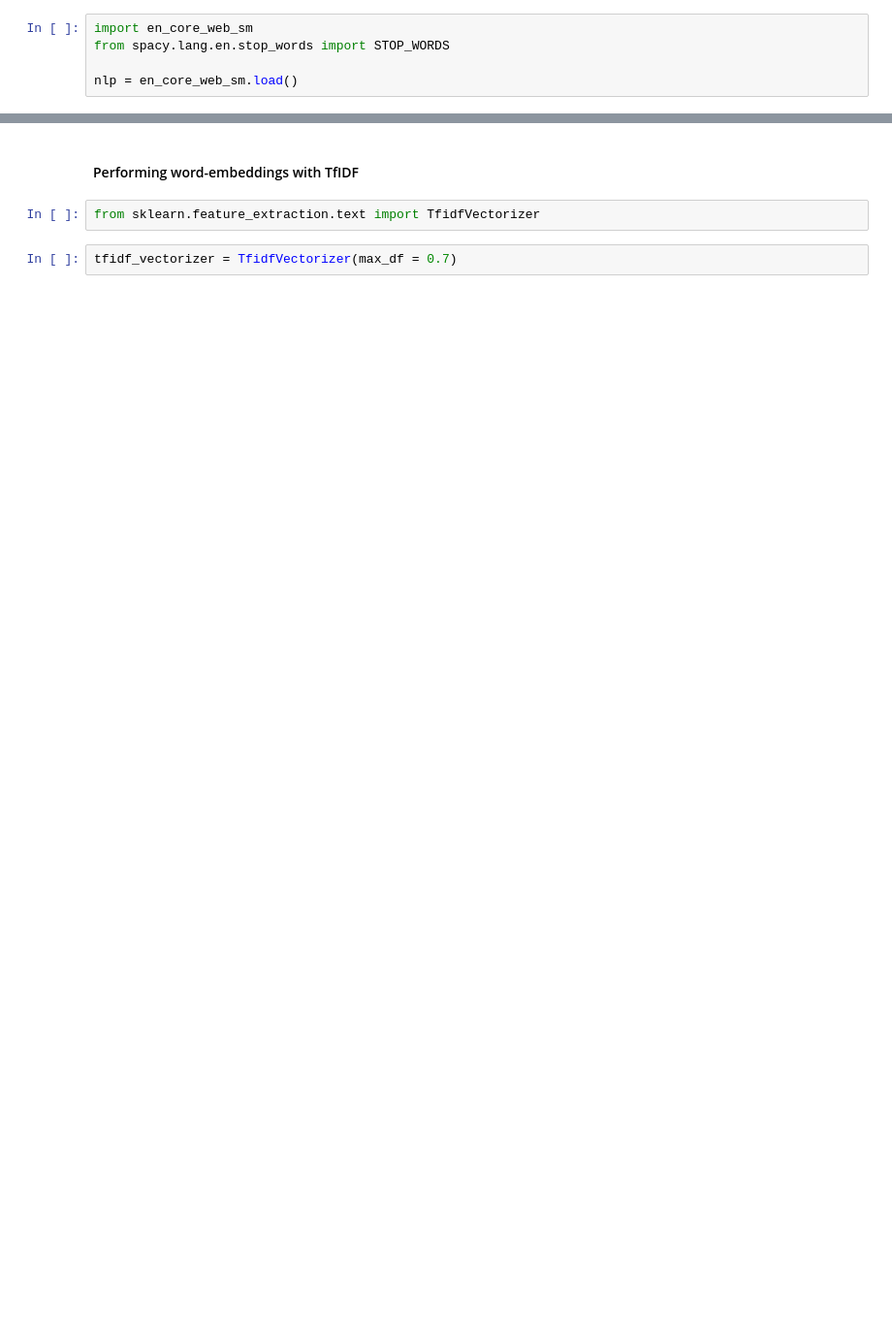
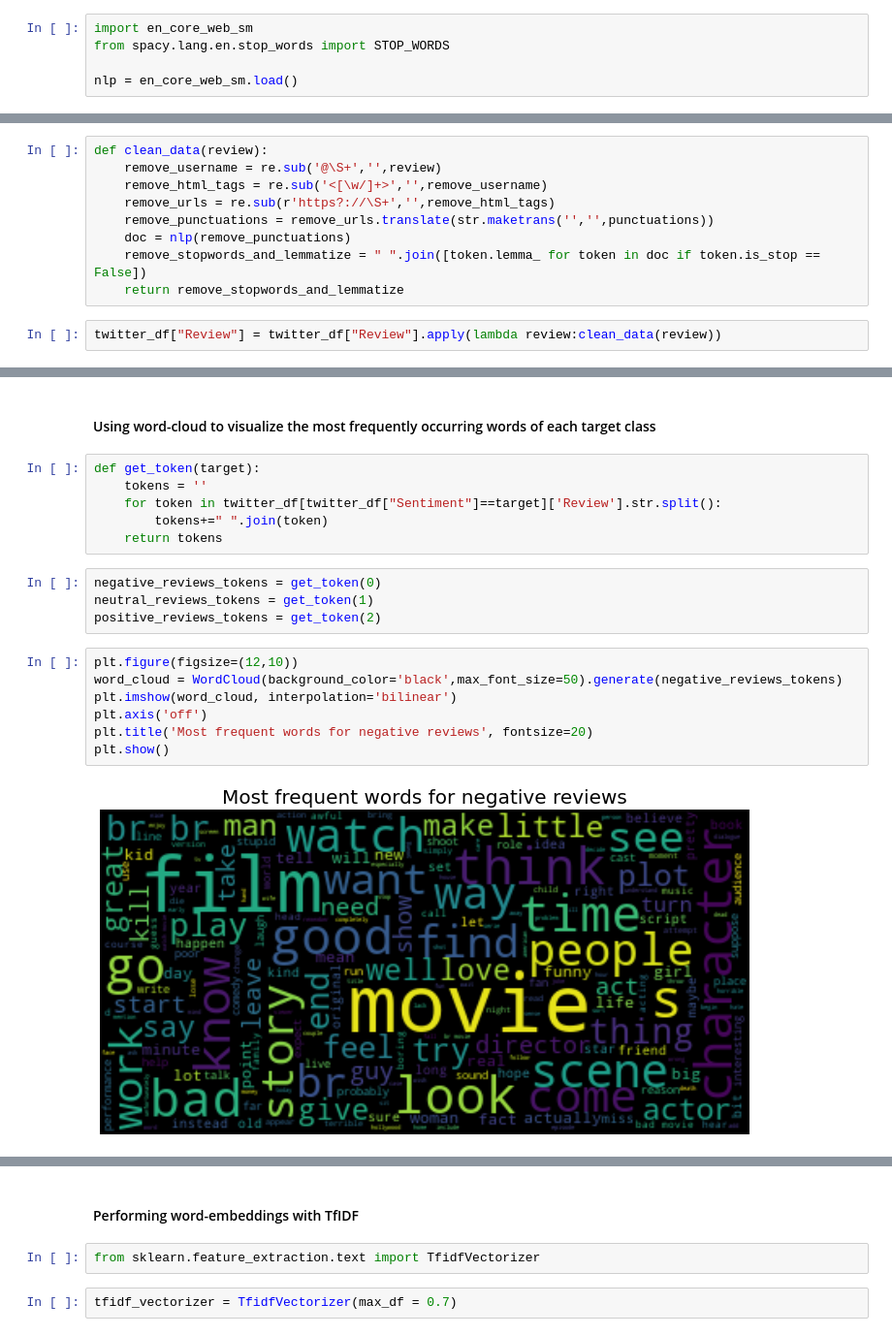
Before and after one commit to Abhijith-Nagarajan/Machine-Learning-Training, a Jupyter notebook: NLP/Twitter_Sentiment_Analysis.ipynb, the cells around one changed output, grey strips where cells are left out. Shown at 97% size. Saved outputs shown, nothing was run; the diff lists cells and outputs as text; blank space fills up the shorter version.

Commit message:
Updating changes made to twitter sentiment analysis dataset

```diff
--- a/NLP/Twitter_Sentiment_Analysis.ipynb
+++ b/NLP/Twitter_Sentiment_Analysis.ipynb
@@ -151,0 +77,11 @@ Name: Review, dtype: object
+# %%
+def clean_data(review):
+    remove_username = re.sub('@\S+','',review)
+    remove_html_tags = re.sub('<[\w/]+>','',remove_username)
+    remove_urls = re.sub(r'https?://\S+','',remove_html_tags)
+    remove_punctuations = remove_urls.translate(str.maketrans('','',punctuations))
+    doc = nlp(remove_punctuations)
+    remove_stopwords_and_lemmatize = " ".join([token.lemma_ for token in doc if token.is_stop == False])
+    return remove_stopwords_and_lemmatize
+# %%
+twitter_df["Review"] = twitter_df["Review"].apply(lambda review:clean_data(review))
@@ -151,0 +103,21 @@ Name: Review, dtype: object
+# %% [markdown]
+#### Using word-cloud to visualize the most frequently occurring words of each target class
+# %%
+def get_token(target):
+    tokens = ''
+    for token in twitter_df[twitter_df["Sentiment"]==target]['Review'].str.split():
+        tokens+=" ".join(token)
+    return tokens
+# %%
+negative_reviews_tokens = get_token(0)
+neutral_reviews_tokens = get_token(1)
+positive_reviews_tokens = get_token(2)
+# %%
+plt.figure(figsize=(12,10))
+word_cloud = WordCloud(background_color='black',max_font_size=50).generate(negative_reviews_tokens)
+plt.imshow(word_cloud, interpolation='bilinear')
+plt.axis('off')
+plt.title('Most frequent words for negative reviews', fontsize=20)
+plt.show()
+# %% [output]
+[figure, added]
```
Also changed, not shown: parts of 115 cells of this notebook.
